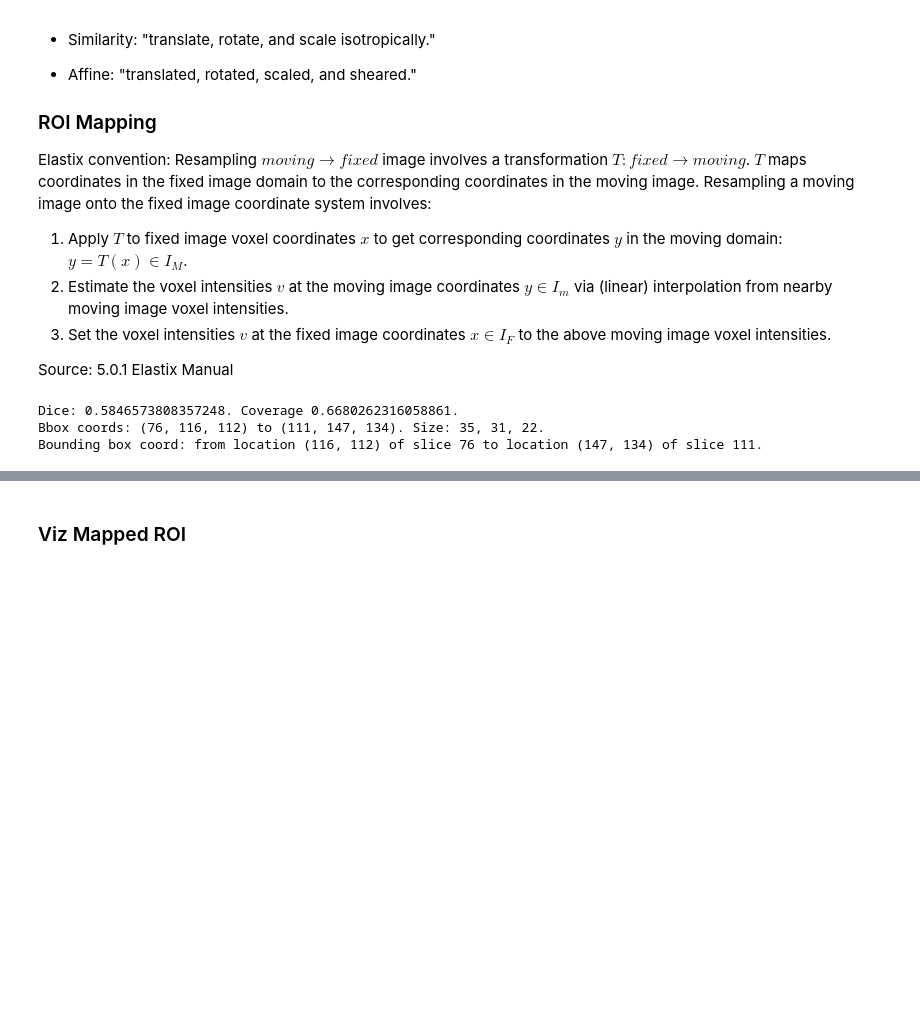
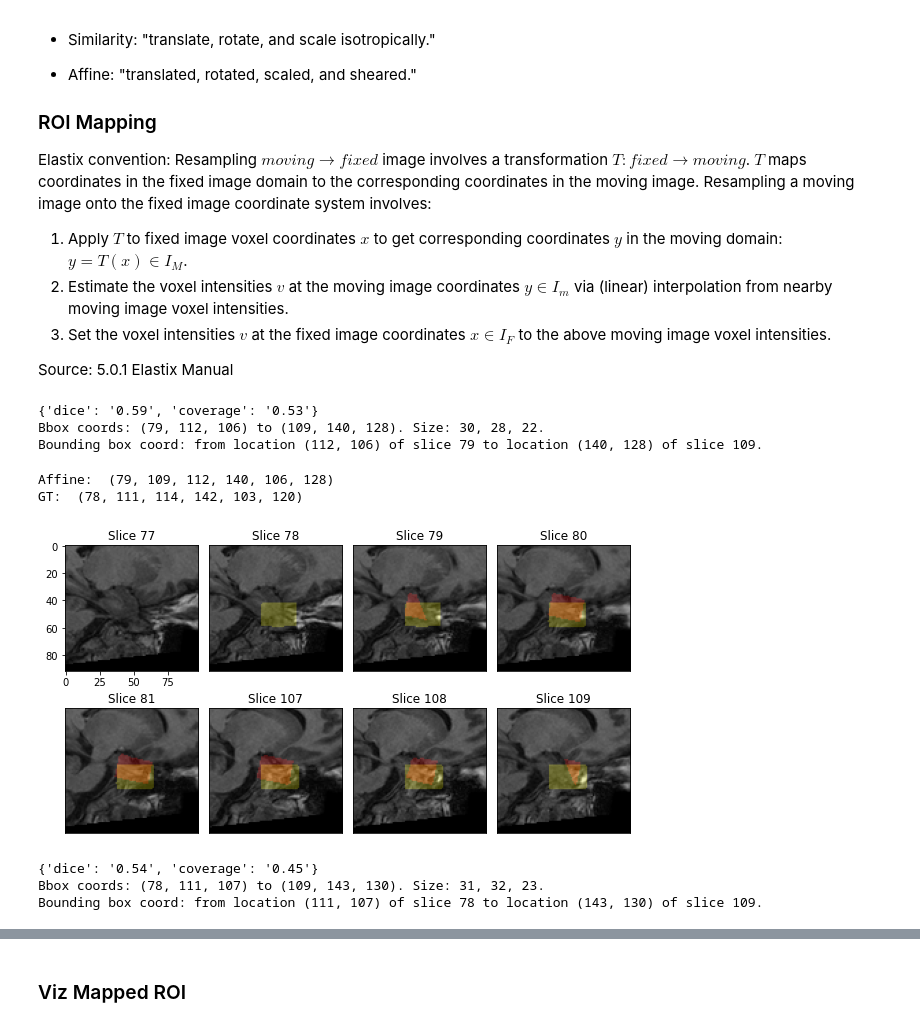
Before and after one commit to RGologorsky/DeepPit, a Jupyter notebook: 0 - Affine Alignment.ipynb, the cells around one changed output, grey strips where cells are left out. Drawn from its saved outputs; the diff is of its cells as text; code cells hidden in the pictures; blank space fills up the shorter version.

Commit message:
bspline tfm

```diff
--- a/0 - Affine Alignment.ipynb
+++ b/0 - Affine Alignment.ipynb
@@ -86,14 +86,14 @@ moving_obj, moving_mask_obj = folder2objs(moving_folder, train_data_dict, iso_sp
 # %%
-print("#"*10, f"Moving MR", "#"*10)
-print(f"Shape: {fixed_obj.GetSize()}")
-print(f"Spacing: {round_tuple(fixed_obj.GetSpacing())}")
-print(f"Orientation: {round_tuple(fixed_obj.GetDirection())}")
+print("#"*10, f"Atlas MR", "#"*10)
+print(f"Shape: {atlas_obj.GetSize()}")
+print(f"Spacing: {round_tuple(atlas_obj.GetSpacing())}")
+print(f"Orientation: {round_tuple(atlas_obj.GetDirection())}")
 
-print("#"*10, f"Moving ROI", "#"*10)
-moving_mask_arr = sitk2np(moving_mask_obj)
-moving_bbox_coords = mask2bbox(moving_mask_arr)
-print_bbox(*moving_bbox_coords)
+print("#"*10, f"Atlas ROI", "#"*10)
+print_bbox(*atlas_bbox_coords)
 
-print("#"*10, f"Fixed ROI", "#"*10)
-print_bbox(*fixed_bbox_coords)
+print("#"*10, f"Input ROI", "#"*10)
+input_mask_arr = sitk2np(input_mask_obj)
+input_bbox_coords = mask2bbox(input_mask_arr)
+print_bbox(*input_bbox_coords)
 # %% [output]
@@ -234,7 +221,40 @@ dice, coverage, bbox_coords, transformed_moving_obj, transformed_moving_mask_arr
+# %%
+# Align the atlas and the input MR. Resample atlas ROI onto input ROI (fixed: input, moving: atlas).
+pred_mask_obj = align_and_tfm(input_obj, atlas_obj, atlas_mask_obj, \
+                              param_folder = "ElastixParamFiles", param_files = ["affine.txt"])
+# %%
+# Evaluate predicted input ROI
+gt_mask_arr = input_mask_arr
+
+#gt_mask_arr   = sitk2np(gt_mask_obj).astype(bool)
+pred_mask_arr = sitk2np(pred_mask_obj).astype(bool)
+# %%
+dice     = compute_dice_coefficient(gt_mask_arr, pred_mask_arr)
+coverage = compute_coverage_coefficient(gt_mask_arr, pred_mask_arr)
+bbox_coords = mask2bbox(pred_mask_arr)
 # %%
-print(f"Dice: {dice}. Coverage {coverage}.")
+print({"dice": f"{dice:0.2f}", "coverage": f"{coverage:0.2f}"})
 print_bbox(*bbox_coords)
 # %% [output]
-Dice: 0.5846573808357248. Coverage 0.6680262316058861.
-Bbox coords: (76, 116, 112) to (111, 147, 134). Size: 35, 31, 22.
-Bounding box coord: from location (116, 112) of slice 76 to location (147, 134) of slice 111.
+{'dice': '0.59', 'coverage': '0.53'}
+Bbox coords: (79, 112, 106) to (109, 140, 128). Size: 30, 28, 22.
+Bounding box coord: from location (112, 106) of slice 79 to location (140, 128) of slice 109.
+# %%
+print("Affine: ", bbox_coords)
+print("GT: ", input_bbox_coords)
+# %% [output]
+Affine:  (79, 109, 112, 140, 106, 128)
+GT:  (78, 111, 114, 142, 103, 120)
+# %%
+# Viz affine
+slice_range = lrange(77, 82) + lrange(107,112)
+
+viz_axis(sitk2np(input_obj), cmap0="gray",
+        crop_coords = bbox_coords, crop_extra=35,
+        bin_mask_arr = input_mask_arr, color1 = "yellow", alpha1=0.3,
+        bin_mask_arr2 = pred_mask_arr, color2 = "red", alpha2=0.3,
+        slices=slice_range, fixed_axis=0, \
+        axis_fn = np.rot90, \
+        grid = [2, 4], hspace=0.3, fig_mult=2)
+# %% [output]
+[figure, added]
@@ -240,0 +265,14 @@ Bounding box coord: from location (116, 112) of slice 76 to location (147, 134)
+# %%
+# Evaluate predicted input ROI
+bspline_pred_mask_arr = sitk2np(bspline_pred_mask_obj).astype(bool)
+
+bspline_dice     = compute_dice_coefficient(gt_mask_arr, bspline_pred_mask_arr)
+bspline_coverage = compute_coverage_coefficient(gt_mask_arr, bspline_pred_mask_arr)
+bspline_bbox_coords = mask2bbox(bspline_pred_mask_arr)
+
+print({"dice": f"{bspline_dice:0.2f}", "coverage": f"{bspline_coverage:0.2f}"})
+print_bbox(*bspline_bbox_coords)
+# %% [output]
+{'dice': '0.54', 'coverage': '0.45'}
+Bbox coords: (78, 111, 107) to (109, 143, 130). Size: 31, 32, 23.
+Bounding box coord: from location (111, 107) of slice 78 to location (143, 130) of slice 109.
```
Also changed, not shown: parts of 35 cells of this notebook, 15 other files.
